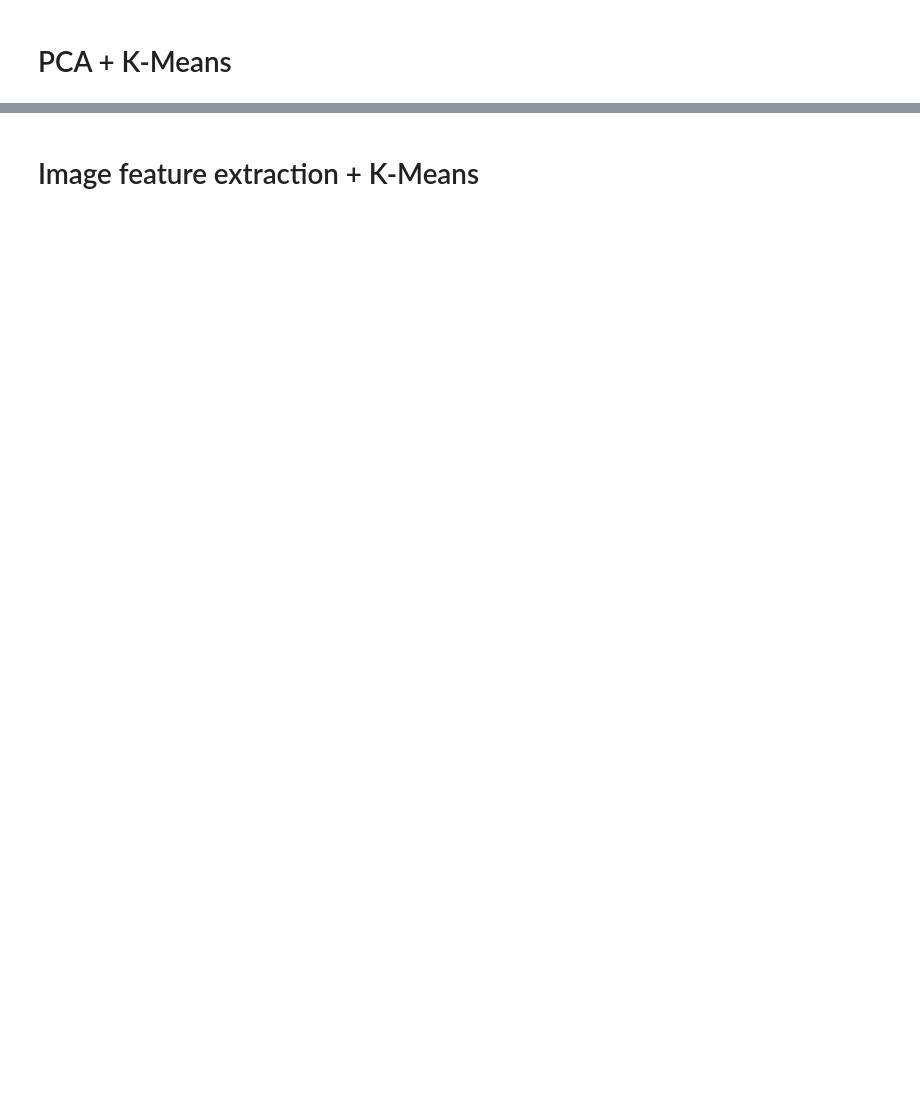
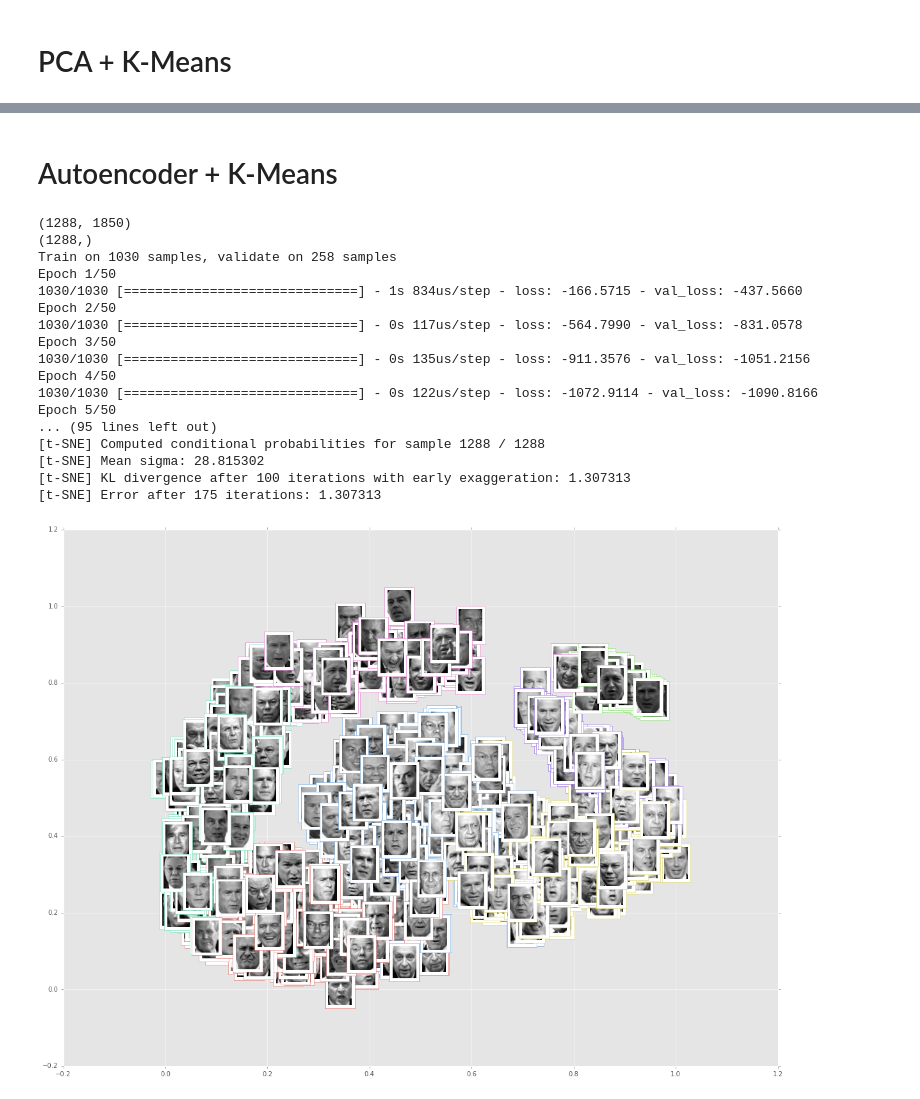
Before and after one commit to hisarack/ImageClustering, a Jupyter notebook: ToyDataset.ipynb, the cells around one changed output, grey strips where cells are left out. Cells and saved outputs as stored; diff of their text form; code cells hidden in the pictures; blank space fills up the shorter version.

Commit message:
add buggy ae+kmeans

```diff
--- a/ToyDataset.ipynb
+++ b/ToyDataset.ipynb
@@ -141,18 +142,60 @@ cluster=7, v_measure_score=0.039184445336
 # %% [markdown]
-# Image feature extraction + K-Means
+# Autoencoder + K-Means
 # %%
-# Image feature extraction
+from keras.layers import Input, Dense
+from keras.models import Model
+
 from sklearn.cluster import KMeans
 from sklearn.feature_extraction import image
 from sklearn.metrics.cluster import v_measure_score
 
 X = lfw_people.data
 y_true = lfw_people.target
 n_clusters = 7
+encoding_dim = 16
+print X.shape
+print y_true.shape
 
-X_extracted = PCA(n_components=n_components, svd_solver='randomized', whiten=True).fit_transform(X)
-kmeans = KMeans(n_clusters=n_clusters, random_state=0).fit(X_extracted)
+# auto-encoder
+X_ae = X.astype('float32')
+X_ae = X_ae.reshape((len(X_ae), np.prod(X_ae.shape[1:])))
+img_dim = X_ae.shape[1]
+input_img = Input(shape=(img_dim,))
+encoded = Dense(encoding_dim, activation='relu')(input_img)
+decoded = Dense(img_dim, activation='sigmoid')(encoded)
+autoencoder = Model(input_img, decoded)
+encoder = Model(input_img, encoded)
+autoencoder.compile(optimizer='adadelta', loss='binary_crossentropy')
+autoencoder.fit(
+    X_ae, X_ae,
+    epochs=50,
+    batch_size=256,
+    shuffle=True,
+    validation_split=0.2
+)
+
+X_encoded = encoder.predict(X_ae)
+kmeans = KMeans(n_clusters=n_clusters, random_state=0).fit(X_encoded)
 y_pred = kmeans.labels_
 score = v_measure_score(y_true, y_pred)
 print('cluster={}, v_measure_score={}'.format(n_clusters, score))
-virtualize_2d(X_extracted, y_pred, lfw_people, plt.cm.gray, n_clusters)
+virtualize_2d(X_encoded, y_pred, lfw_people, plt.cm.gray, n_clusters)
+# %% [output]
+(1288, 1850)
+(1288,)
+Train on 1030 samples, validate on 258 samples
+Epoch 1/50
+1030/1030 [==============================] - 1s 834us/step - loss: -166.5715 - val_loss: -437.5660
+Epoch 2/50
+1030/1030 [==============================] - 0s 117us/step - loss: -564.7990 - val_loss: -831.0578
+Epoch 3/50
+1030/1030 [==============================] - 0s 135us/step - loss: -911.3576 - val_loss: -1051.2156
+Epoch 4/50
+1030/1030 [==============================] - 0s 122us/step - loss: -1072.9114 - val_loss: -1090.8166
+Epoch 5/50
+... (95 lines left out)
+[t-SNE] Computed conditional probabilities for sample 1288 / 1288
+[t-SNE] Mean sigma: 28.815302
+[t-SNE] KL divergence after 100 iterations with early exaggeration: 1.307313
+[t-SNE] Error after 175 iterations: 1.307313
+[figure, added]
```
Also changed, not shown: parts of 4 cells of this notebook.
